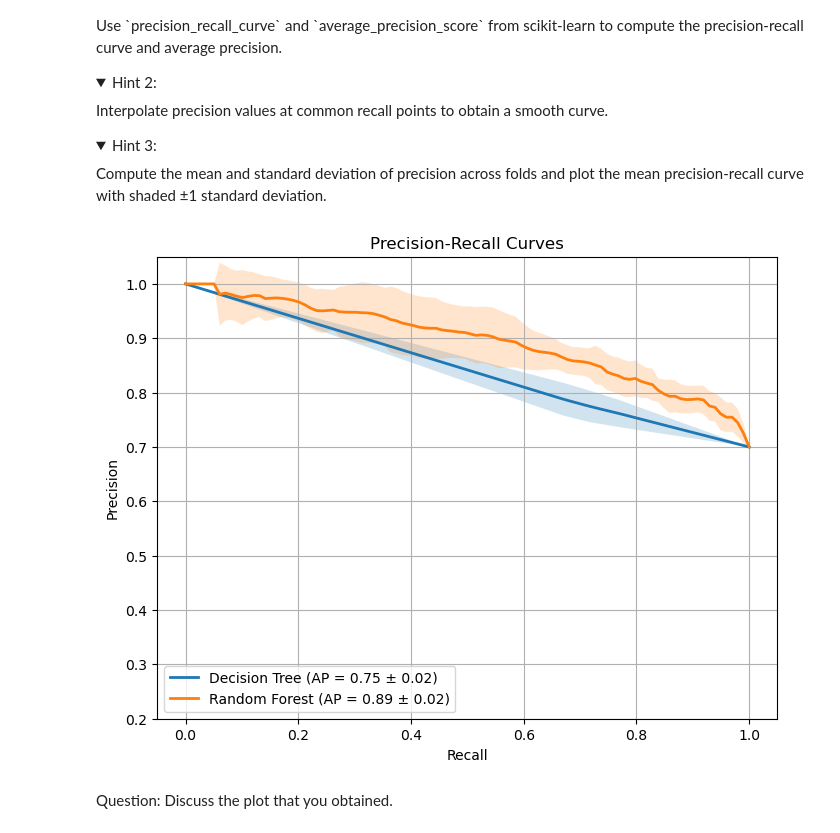
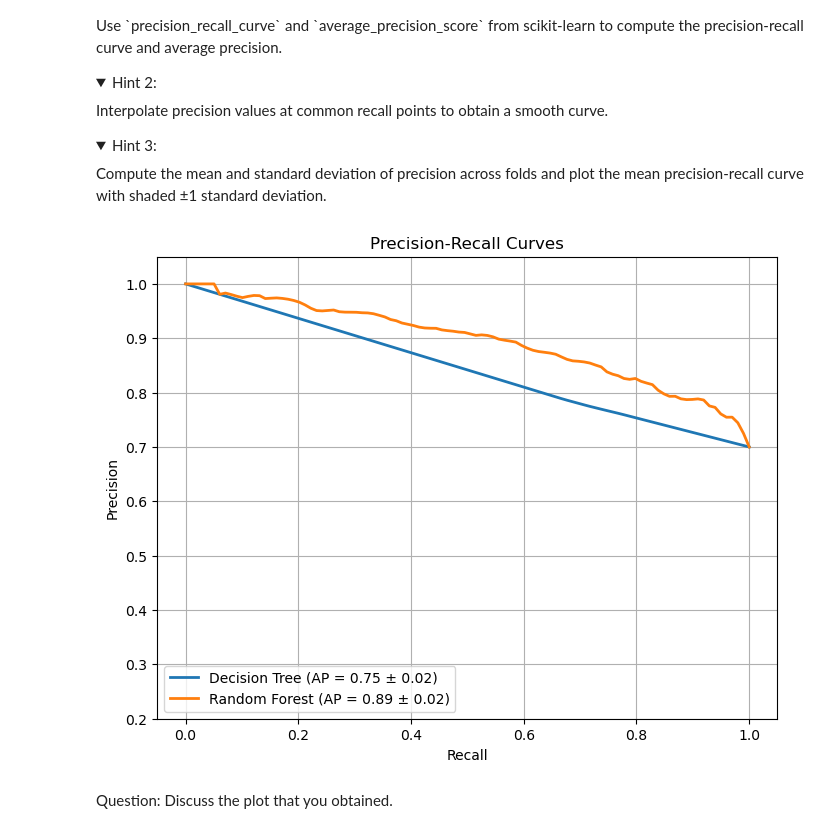
Before and after one commit to slds-lmu/lecture_appml, a Jupyter notebook: exercises/01_introduction/01_4_roc_analysis_py.ipynb, the cells around one changed output. Cells and saved outputs as stored; diff of their text form; code cells hidden in the pictures; folded sections open.

```diff
--- a/exercises/01_introduction/01_4_roc_analysis_py.ipynb
+++ b/exercises/01_introduction/01_4_roc_analysis_py.ipynb
@@ -318,7 +318,7 @@ learners = {
 # Dictionaries to store AUC values for each learner.
 auc_results = {}
 
-# Create a ROC plot with mean ROC curves and shaded ±1 STD.
+# Create a ROC plot with mean ROC curves
 plt.figure(figsize=(8, 6))
 for name, model in learners.items():
     tprs = []   # To store interpolated TPRs for each fold
@@ -347,7 +347,7 @@ for name, model in learners.items():
         fold_auc = auc(fpr, tpr)
         aucs.append(fold_auc)
 
-    # Compute mean and standard deviation of TPR and AUC across folds.
+    # Compute mean TPR and AUC across folds.
     mean_tpr = np.mean(tprs, axis=0)
     mean_tpr[-1] = 1.0
     std_tpr = np.std(tprs, axis=0)
@@ -355,17 +355,15 @@ for name, model in learners.items():
     std_auc = np.std(aucs)
     auc_results[name] = aucs  # Save the fold AUCs for later boxplot
 
-    # Plot the mean ROC curve with ±1 standard deviation shaded.
+    # Plot the mean ROC curve
     plt.plot(mean_fpr, mean_tpr, lw=2,
-             label=f"{name}")
-    plt.fill_between(mean_fpr, mean_tpr - std_tpr, mean_tpr + std_tpr,
-                     alpha=0.2)
+             label=f"{name} (AUC = {mean_auc:.2f})")
 
 # Plot the diagonal chance line.
 plt.plot([0, 1], [0, 1], linestyle="--", lw=2, color="black", alpha=0.8)
 plt.xlabel("False Positive Rate")
 plt.ylabel("True Positive Rate")
-plt.title("Mean ROC Curves with ±1 STD Shaded")
+plt.title("Mean ROC Curves")
 plt.legend(loc="lower right")
 plt.grid(True)
 plt.show()
@@ -526,39 +524,36 @@ for name, model in learners.items():
         precision, recall, _ = precision_recall_curve(y_test_cv, probas_good, pos_label="good")
         # Note: precision_recall_curve returns arrays with recall in descending order.
         # Reverse them so that recall is increasing.
         precision = precision[::-1]
         recall = recall[::-1]
 
         # Interpolate precision at the common recall grid points.
         precision_interp = np.interp(recall_grid, recall, precision)
         precision_interp_list.append(precision_interp)
 
         # Also compute the average precision score for this fold.
         # For binary classification, average_precision_score expects binary labels.
         ap = average_precision_score((y_test_cv == "good").astype(int), probas_good)
         ap_scores.append(ap)
 
-    # Compute the mean and standard deviation of precision across folds.
+    # Compute the mean precision across folds.
     mean_precision = np.mean(precision_interp_list, axis=0)
-    std_precision = np.std(precision_interp_list, axis=0)
     mean_ap = np.mean(ap_scores)
     std_ap = np.std(ap_scores)
 
-    # Plot the mean Precision-Recall curve with shading.
+    # Plot the mean Precision-Recall curve.
     plt.plot(recall_grid, mean_precision, lw=2,
              label=f"{name} (AP = {mean_ap:.2f} ± {std_ap:.2f})")
-    plt.fill_between(recall_grid, mean_precision - std_precision,
-                     mean_precision + std_precision, alpha=0.2)
 
 plt.xlabel("Recall")
 plt.ylabel("Precision")
 plt.ylim([0.2, 1.05])
 plt.title("Precision-Recall Curves")
 plt.legend(loc="lower left")
 plt.grid(True)
 plt.show()
 # %% [output]
-[figure, old version]
+[figure, new version]
 # %% [markdown]
 Question: Discuss the plot that you obtained.
 # %% [markdown]
```
Also changed, not shown: parts of 1 cell of this notebook, 3 other files.
